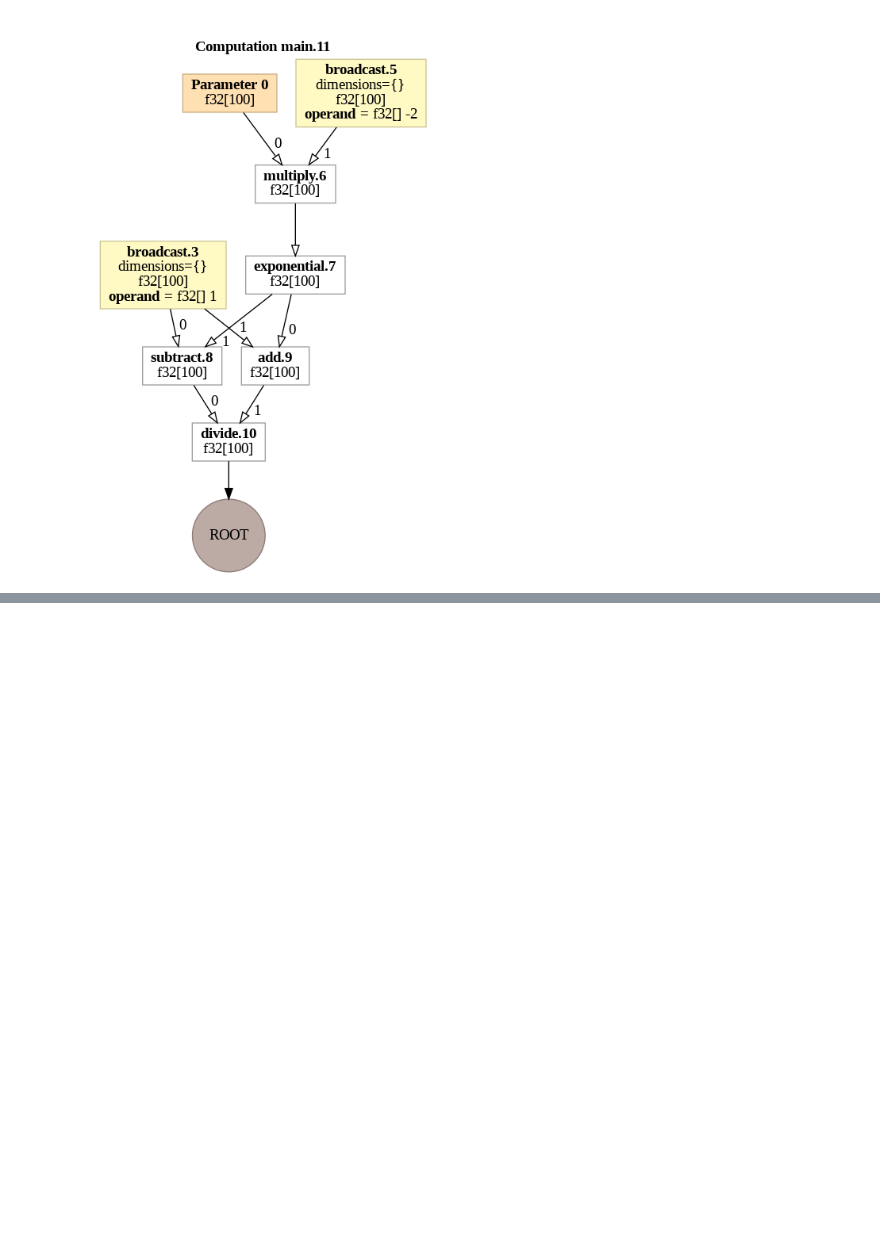
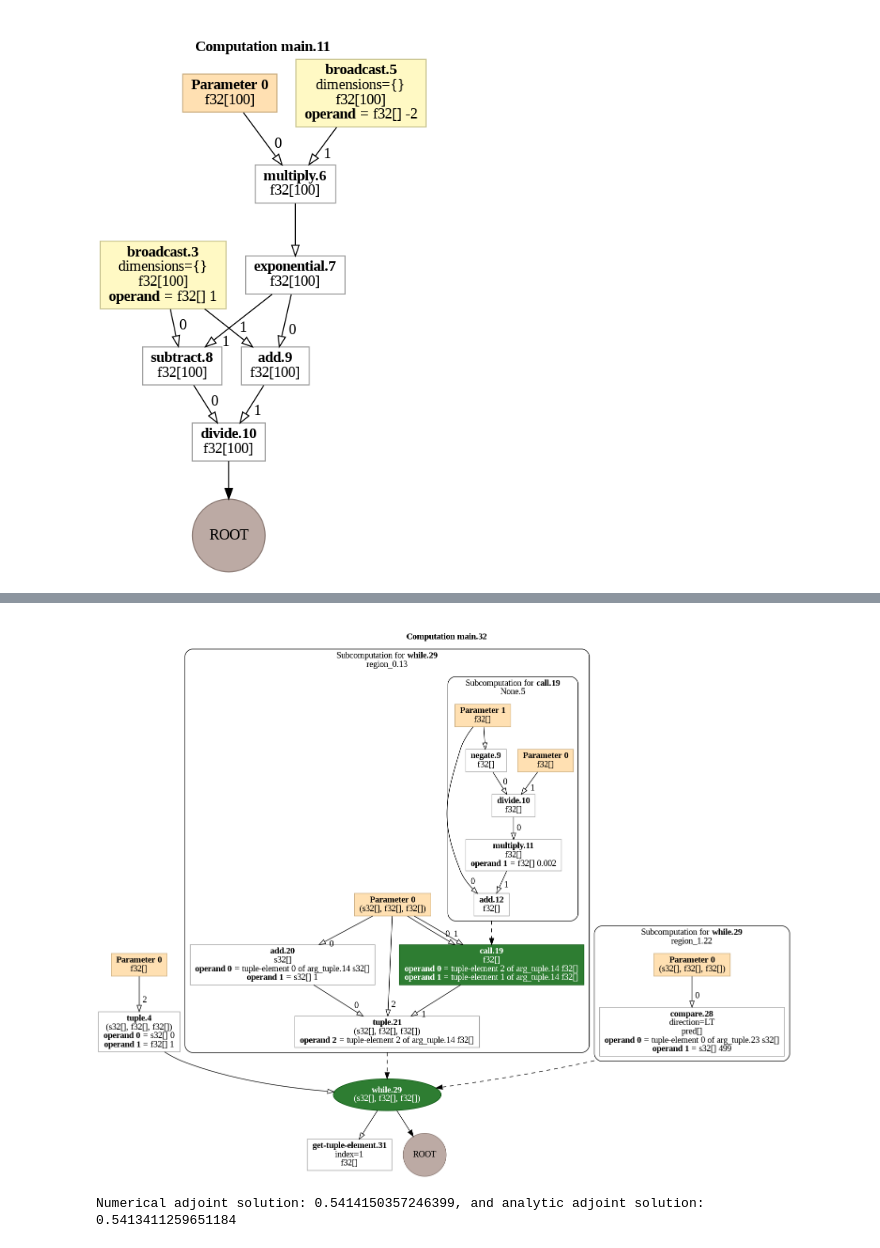
Before and after one commit to aidancrilly/AIMSLecture, a Jupyter notebook: ColabExercises/Exercise1.ipynb, the cells around one changed output, grey strips where cells are left out. Cells and saved outputs as stored; diff of their text form; code cells hidden in the pictures; blank space fills up the shorter version.

```diff
--- a/ColabExercises/Exercise1.ipynb
+++ b/ColabExercises/Exercise1.ipynb
@@ -22,15 +22,15 @@ def todotgraph(x):
   """
   return xla_client._xla.hlo_module_to_dot_graph(xla_client._xla.hlo_module_from_text(x))
 
-def viz_computational_graph(f,x,compiled=False):
+def viz_computational_graph(f,xs,compiled=False,static_argnums=None):
   """
   Produces a visualisation of a computational graph for function f with input x
   """
   if(compiled):
-    z = jax.jit(f).lower(x).compile().as_text()
+    z = jax.jit(f,static_argnums=static_argnums).lower(*xs).compile().as_text()
     z = todotgraph(z)
   else:
-    z = jax.jit(f).lower(x).compiler_ir('hlo').as_hlo_dot_graph()
+    z = jax.jit(f,static_argnums=static_argnums).lower(*xs).compiler_ir('hlo').as_hlo_dot_graph()
   with open("t.dot", "w") as f:
     f.write(z)
   (graph,) = pydot.graph_from_dot_file('t.dot')
@@ -82,3 +82,14 @@ Visualise and inspect the results for each function, do they make sense? For the
 We will now use the above techniques to inspect how AD computes the adjoint solution of an ODE. We will follow the example from the lecture notes, an exponential decay:
 
 $$ \frac{dy}{dt} = - \frac{y}{\tau} $$
+# %%
+def dydt(t,y,args):
+  return -y/args['tau']
+
+def analytic_solution(y0,t0,t1,tau):
+  return y0*jnp.exp(-(t1-t0)/tau)
+
+def adjoint_analytic_solution(y0,y1,t0,t1,tau,loss_fn):
+  T = t1-t0
+  dLdyT = jax.grad(loss_fn)(y1)
+  return T/tau**2*dLdyT*analytic_solution(y0,t0,t1,tau)
@@ -84,0 +119,16 @@ $$ \frac{dy}{dt} = - \frac{y}{\tau} $$
+# %%
+# Use very simple 'loss' function in this example
+def identity(x):
+  return x
+
+tau = 0.5
+
+t0 = 0.0
+t1 = 1.0
+Nt = 100
+
+y0 = 1.0
+
+y1 = forward_pass_explicit_Euler(y0,t0,t1,Nt,tau,identity)
+y1_analytic = analytic_solution(y0,t0,t1,tau)
+print(f'Numerical solution: {y1}, and analytic solution: {y1_analytic}')
@@ -84,0 +143,16 @@ $$ \frac{dy}{dt} = - \frac{y}{\tau} $$
+# %%
+# One can use a lambda function to make some arguments treated as 'static'
+tau_fn = lambda x : forward_pass_explicit_Euler(y0,t0,t1,Nt,x,identity)
+viz_computational_graph(tau_fn,[tau],compiled=False)
+
+# Or alternatively, one can specify with static_argnums
+# viz_computational_graph(forward_pass_explicit_Euler,(y0,t0,t1,Nt,tau,identity),compiled=False,static_argnums=[3,5])
+# %% [output]
+[figure, added]
+# %%
+grad_tau_fn = jax.grad(tau_fn)
+tau_adjoint_val = adjoint_analytic_solution(y0,y1,t0,t1,tau,identity)
+
+print(f'Numerical adjoint solution: {grad_tau_fn(tau)}, and analytic adjoint solution: {tau_adjoint_val}')
+# %% [output]
+Numerical adjoint solution: 0.5414150357246399, and analytic adjoint solution: 0.5413411259651184
```
Also changed, not shown: parts of 8 cells of this notebook.
